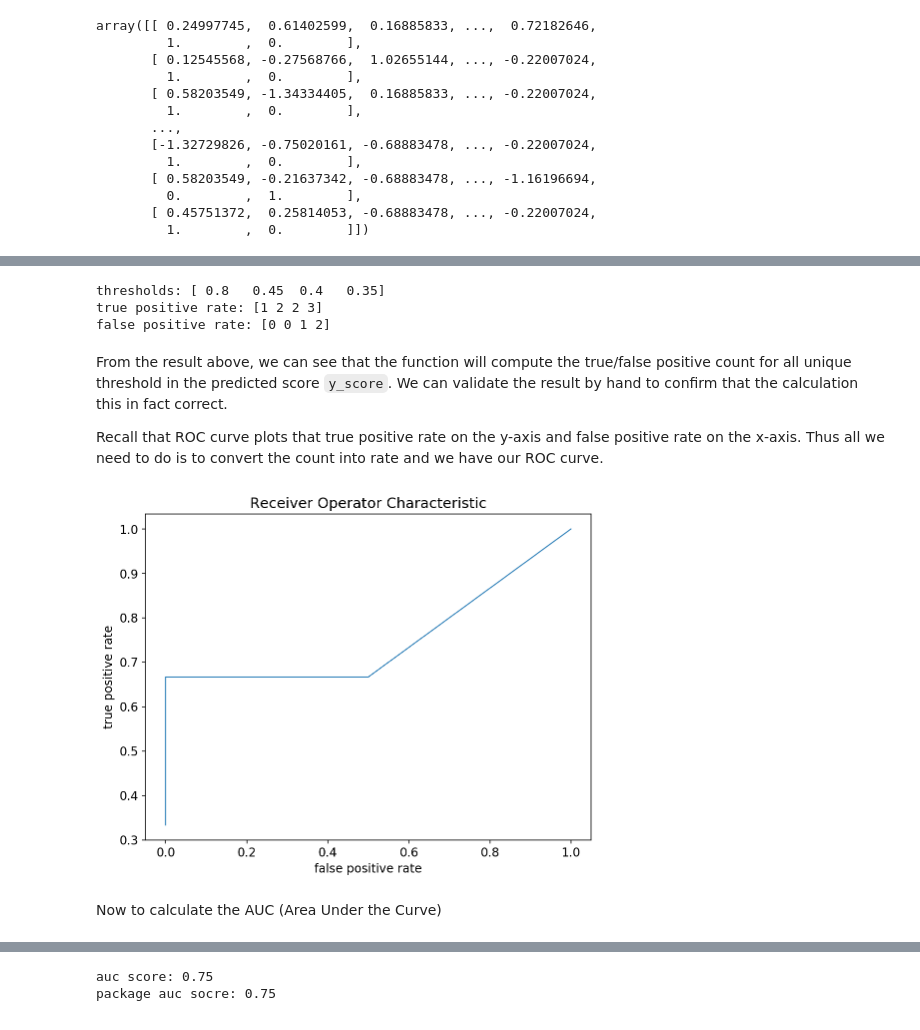
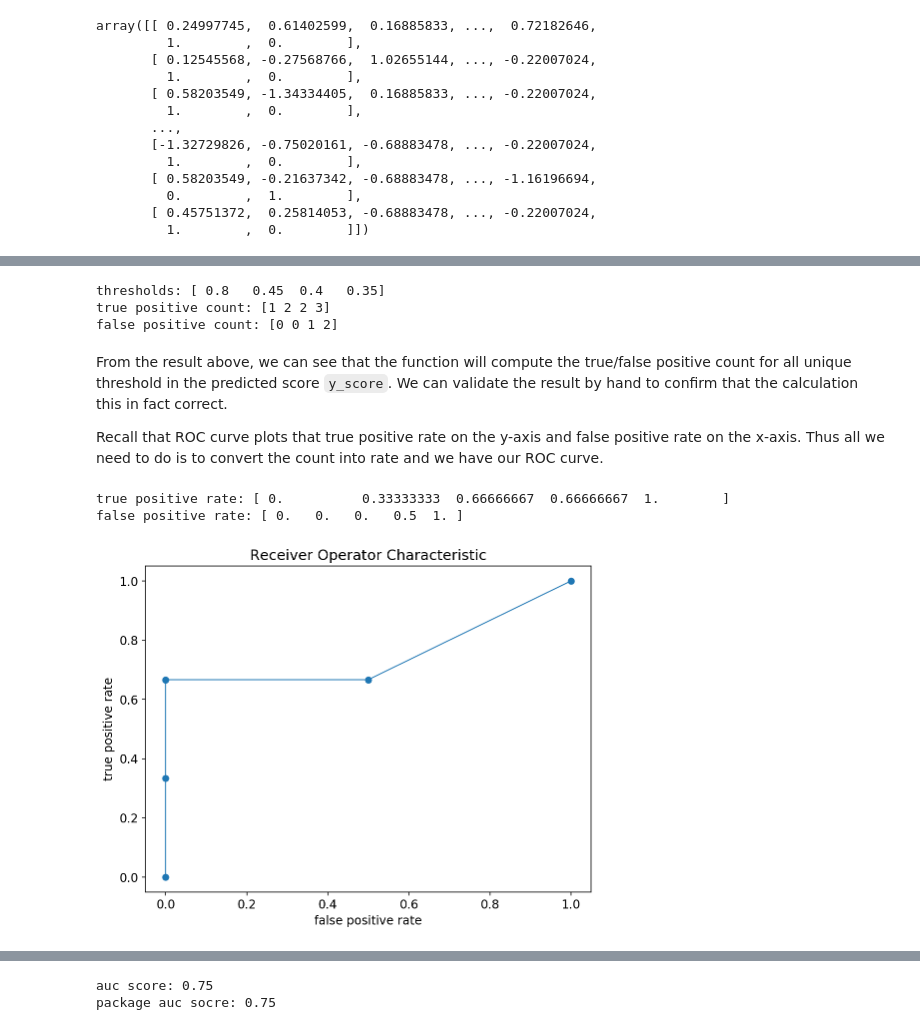
Before and after one commit to ethen8181/programming, a Jupyter notebook: stacking/auc.ipynb, the cells around one changed output, grey strips where cells are left out. Saved outputs shown, nothing was run; the diff lists cells and outputs as text; code cells hidden in the pictures.

```diff
--- a/stacking/auc.ipynb
+++ b/stacking/auc.ipynb
@@ -226,29 +281,29 @@ def _binary_clf_curve(y_true, y_score):
 
     Parameters
     ----------
-    y_true : 1d nd.array, shape = [n_samples]
+    y_true : 1d ndarray, shape = [n_samples]
         True targets/labels of binary classification
 
-    y_score : 1d nd.array, shape = [n_samples]
+    y_score : 1d ndarray, shape = [n_samples]
         Estimated probabilities or scores
 
     Returns
     -------
-    tps : 1d nd.array
+    tps : 1d ndarray
         True positives counts, index i records the number
         of positive samples that got assigned a
         score >= thresholds[i].
         The total number of positive samples is equal to
         tps[-1] (thus false negatives are given by tps[-1] - tps)
 
-    fps : 1d nd.array
+    fps : 1d ndarray
         False positives counts, index i records the number
         of negative samples that got assigned a
         score >= thresholds[i].
         The total number of negative samples is equal to
         fps[-1] (thus true negatives are given by fps[-1] - fps)
 
-    thresholds : 1d nd.array
+    thresholds : 1d ndarray
         predicted score sorted in decreasing order
 
     References
@@ -291,23 +346,31 @@ print('true positive count:', tps)
 print('false positive count:', fps)
 # %% [output]
 thresholds: [ 0.8   0.45  0.4   0.35]
-true positive rate: [1 2 2 3]
-false positive rate: [0 0 1 2]
+true positive count: [1 2 2 3]
+false positive count: [0 0 1 2]
 # %% [markdown]
 From the result above, we can see that the function will compute the true/false positive count for all unique threshold in the predicted score `y_score`. We can validate the result by hand to confirm that the calculation this in fact correct.
 
 Recall that ROC curve plots that true positive rate on the y-axis and false positive rate on the x-axis. Thus all we need to do is to convert the count into rate and we have our ROC curve.
 # %%
-# convert count to rate
-tpr = tps / tps[-1]
-fpr = fps / fps[-1]
+# convert count to rate, append 0 to
+# both true positive and false positive
+# so the visualization will start from origin (0, 0)
+tpr = np.hstack((0, tps / tps[-1]))
+fpr = np.hstack((0, fps / fps[-1]))
+print('true positive rate:', tpr)
+print('false positive rate:', fpr)
 
-plt.plot(fpr, tpr, lw = 1)
+plt.rcParams['figure.figsize'] = 8, 6
+plt.rcParams['font.size'] = 12
+
+fig = plt.figure()
+plt.plot(fpr, tpr, marker = 'o', lw = 1)
 plt.xlabel('false positive rate')
 plt.ylabel('true positive rate')
 plt.title('Receiver Operator Characteristic')
 plt.show()
 # %% [output]
+true positive rate: [ 0.          0.33333333  0.66666667  0.66666667  1.        ]
+false positive rate: [ 0.   0.   0.   0.5  1. ]
-[figure, old version]
+[figure, new version]
-# %% [markdown]
-Now to calculate the AUC (Area Under the Curve)
```
Also changed, not shown: parts of 33 cells of this notebook, 1 other file.
